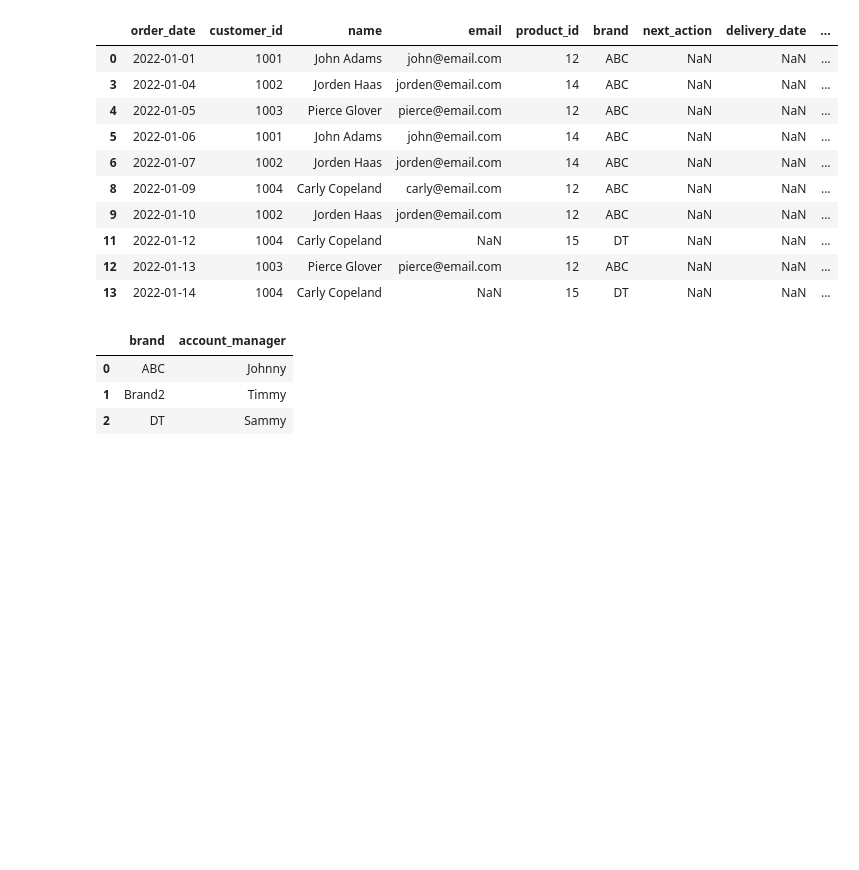
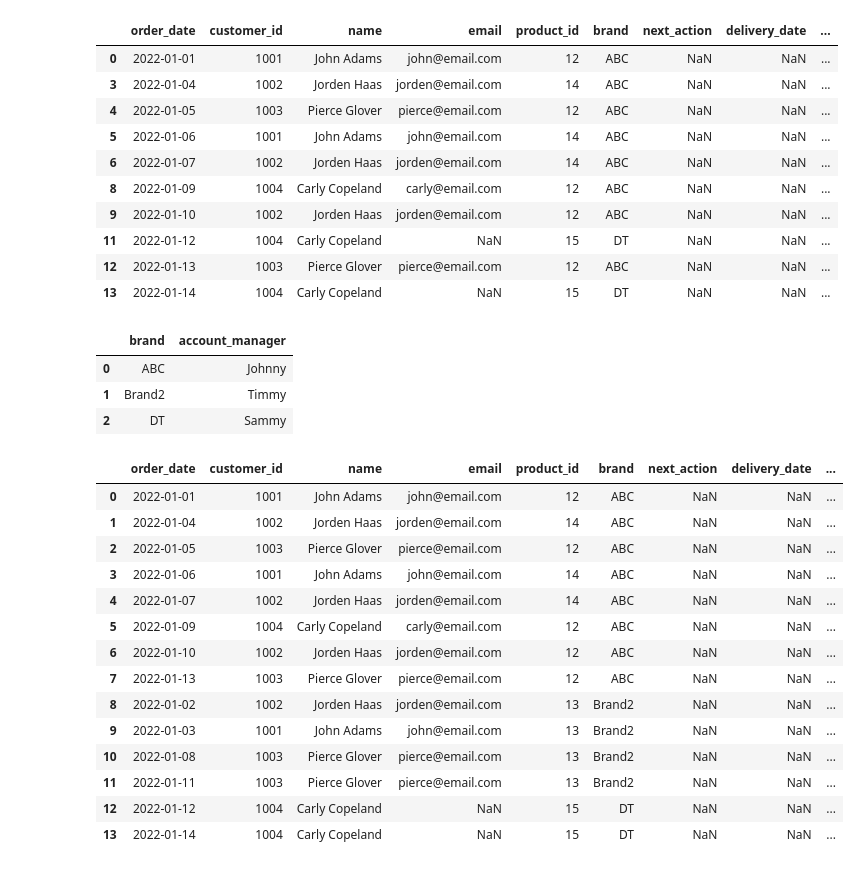
Before and after one commit to jaredtcy/uot_automation, a Jupyter notebook: class4_intro_to_python.ipynb, the cells around one changed output. Cells and saved outputs as stored; diff of their text form; code cells hidden in the pictures; blank space fills up the shorter version.

```diff
--- a/class4_intro_to_python.ipynb
+++ b/class4_intro_to_python.ipynb
@@ -482,0 +485,20 @@ account_mgr
+# %%
+merged_data=pd.merge(left = orders , right = account_mgr, left_on='brand', right_on='brand')
+# %%
+merged_data
+# %% [output]
+|  | order_date | customer_id | name | email | product_id | brand | next_action | delivery_date | ... |
+| 0 | 2022-01-01 | 1001 | John Adams | john@email.com | 12 | ABC | NaN | NaN | ... |
+| 1 | 2022-01-04 | 1002 | Jorden Haas | jorden@email.com | 14 | ABC | NaN | NaN | ... |
+| 2 | 2022-01-05 | 1003 | Pierce Glover | pierce@email.com | 12 | ABC | NaN | NaN | ... |
+| 3 | 2022-01-06 | 1001 | John Adams | john@email.com | 14 | ABC | NaN | NaN | ... |
+| 4 | 2022-01-07 | 1002 | Jorden Haas | jorden@email.com | 14 | ABC | NaN | NaN | ... |
+| 5 | 2022-01-09 | 1004 | Carly Copeland | carly@email.com | 12 | ABC | NaN | NaN | ... |
+| 6 | 2022-01-10 | 1002 | Jorden Haas | jorden@email.com | 12 | ABC | NaN | NaN | ... |
+| 7 | 2022-01-13 | 1003 | Pierce Glover | pierce@email.com | 12 | ABC | NaN | NaN | ... |
+| 8 | 2022-01-02 | 1002 | Jorden Haas | jorden@email.com | 13 | Brand2 | NaN | NaN | ... |
+| 9 | 2022-01-03 | 1001 | John Adams | john@email.com | 13 | Brand2 | NaN | NaN | ... |
+| 10 | 2022-01-08 | 1003 | Pierce Glover | pierce@email.com | 13 | Brand2 | NaN | NaN | ... |
+| 11 | 2022-01-11 | 1003 | Pierce Glover | pierce@email.com | 13 | Brand2 | NaN | NaN | ... |
+| 12 | 2022-01-12 | 1004 | Carly Copeland | NaN | 15 | DT | NaN | NaN | ... |
+| 13 | 2022-01-14 | 1004 | Carly Copeland | NaN | 15 | DT | NaN | NaN | ... |
```
Also changed, not shown: parts of 5 cells of this notebook.
